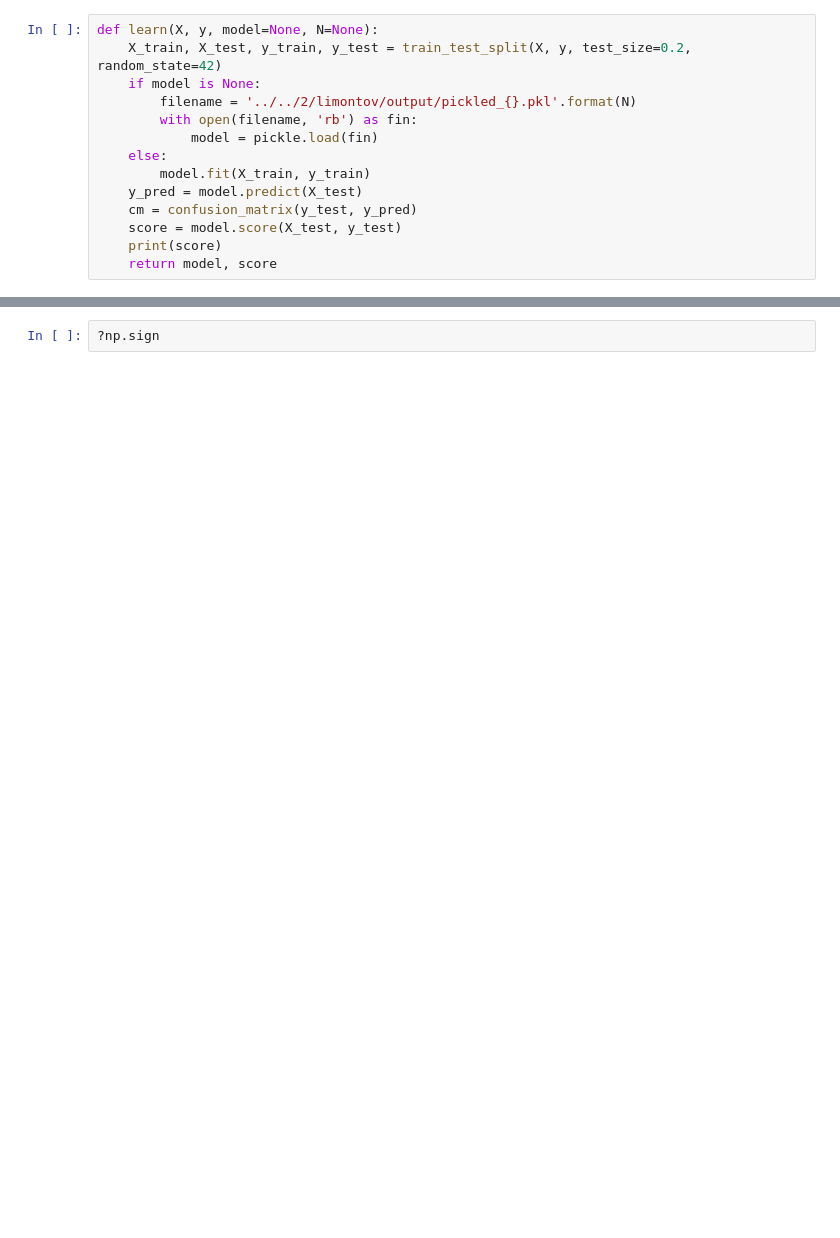
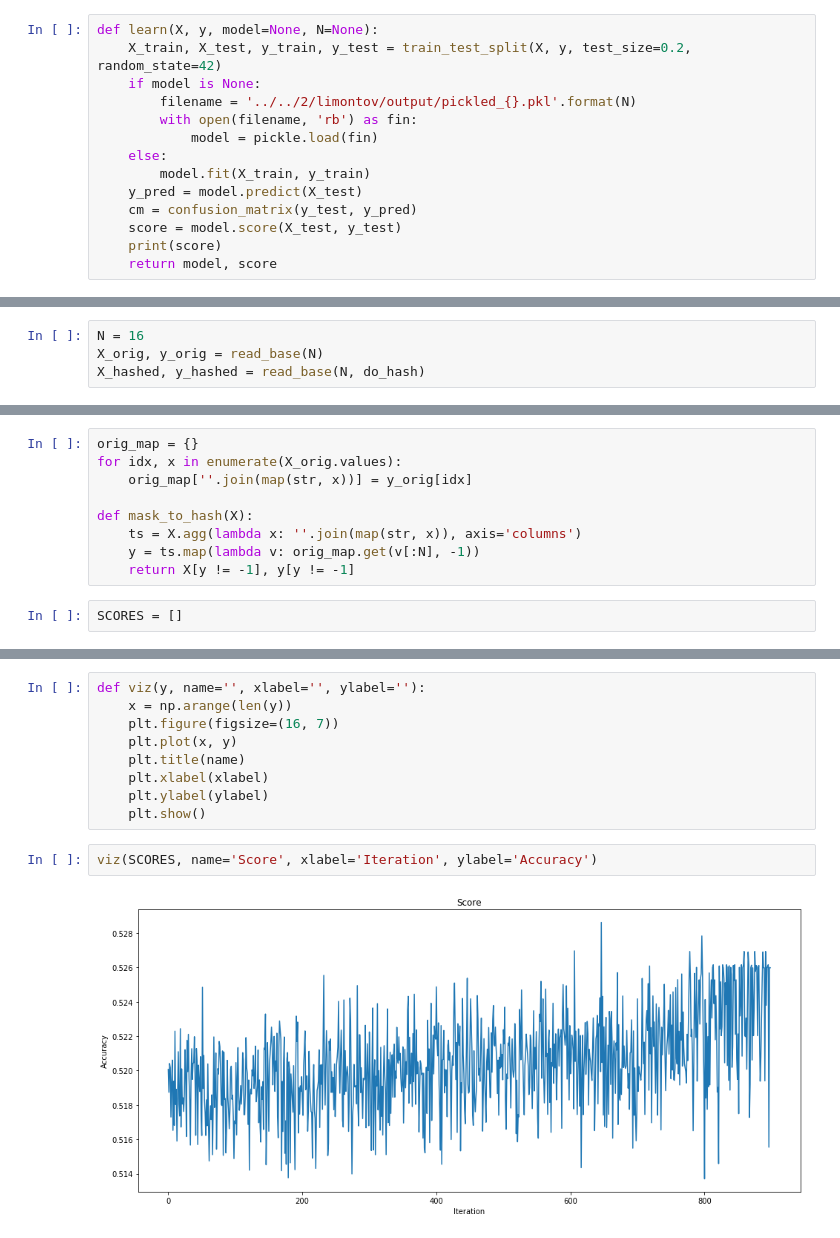
Before and after one commit to zaomatchbox/mo, a Jupyter notebook: 3/limontov/lab3.ipynb, the cells around one changed output, grey strips where cells are left out. Drawn from its saved outputs; the diff is of its cells as text; blank space fills up the shorter version.

```diff
--- a/3/limontov/lab3.ipynb
+++ b/3/limontov/lab3.ipynb
@@ -111,0 +76,4 @@ converting to dataframe...
+# %%
+N = 16
+X_orig, y_orig = read_base(N)
+X_hashed, y_hashed = read_base(N, do_hash)
@@ -112,2 +85,13 @@ converting to dataframe...
+# %%
+orig_map = {}
+for idx, x in enumerate(X_orig.values):
+    orig_map[''.join(map(str, x))] = y_orig[idx]
+
+def mask_to_hash(X):
+    ts = X.agg(lambda x: ''.join(map(str, x)), axis='columns')
+    y = ts.map(lambda v: orig_map.get(v[:N], -1))
+    return X[y != -1], y[y != -1]
+# %%
+SCORES = []
 # %%
 def get_fitness(x):
@@ -302,3 +215,14 @@ Applying XOR
 KeyboardInterrupt:
-# %%
-?np.sign
+# %%
+def viz(y, name='', xlabel='', ylabel=''):
+    x = np.arange(len(y))
+    plt.figure(figsize=(16, 7))
+    plt.plot(x, y)
+    plt.title(name)
+    plt.xlabel(xlabel)
+    plt.ylabel(ylabel)
+    plt.show()
+# %%
+viz(SCORES, name='Score', xlabel='Iteration', ylabel='Accuracy')
+# %% [output]
+[figure, added]
```
Also changed, not shown: parts of 19 cells of this notebook, 2 other files.
